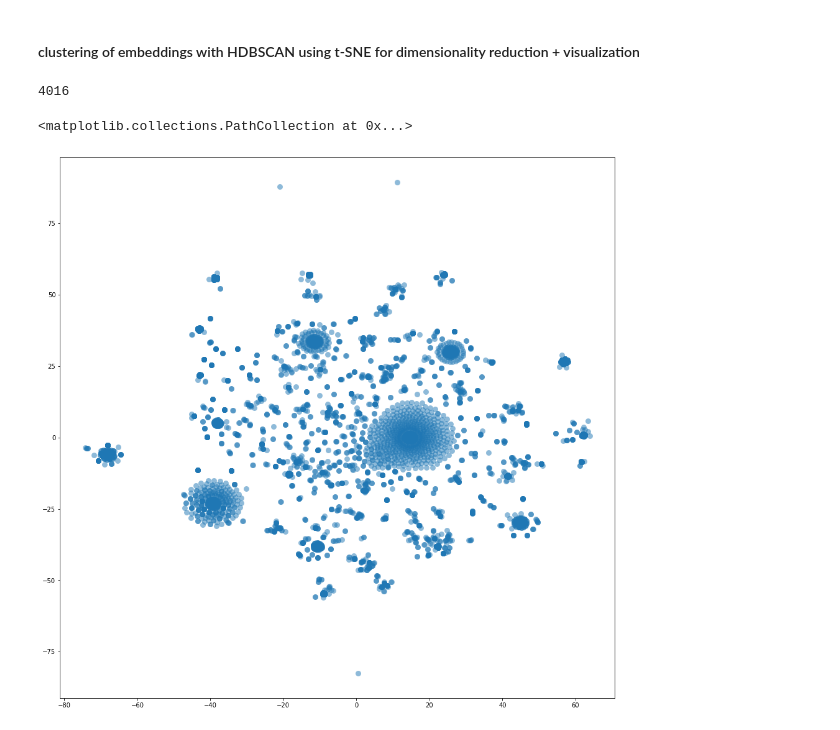
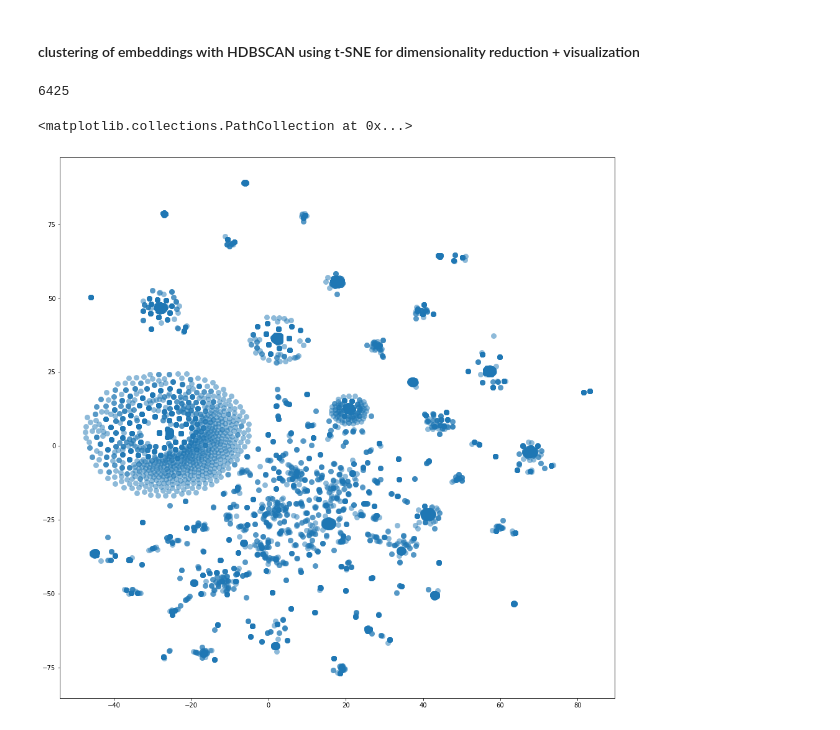
Before and after one commit to dice-group/DBpedia-Chatlog-Analysis, a Jupyter notebook: clustering/HDBSCAN.ipynb, the cells around one changed output. Drawn from its saved outputs; the diff is of its cells as text; code cells hidden in the pictures.

Commit message:
improved clustering-visualization code, updated lang-detection and coref resolution

```diff
--- a/clustering/HDBSCAN.ipynb
+++ b/clustering/HDBSCAN.ipynb
@@ -8,35 +10,46 @@ from sklearn.manifold import TSNE
 import matplotlib.pyplot as plt
 %matplotlib inline
 # %%
-# with open('data/vb_obj_ftext_ner.pkl', 'rb') as f:
-#     vo_rep = pickle.load(f)
+with open('../data/vb_obj_ftext_ner.pkl', 'rb') as f: #  data/vb_obj_ftext_unans_ner.pkl
+    vo_rep = pickle.load(f)
 
-with open('data/sent_emb.pkl', 'rb') as f: # {text1 : text_vector1, text2: text_vec2, ..}
-    sent_dict = pickle.load(f)
-    sentv = []
-    label = []
-    for k,v in sent_dict.items():
-        sentv.append(v)
-        label.append(k)
+vec = []
+label = []
+with open('../data/vb_obj_ner_ftextLabels.pkl', 'rb') as f: # data/vb_obj_ner_ftextLabels.pkl data/vb_obj_ner_unans_ftextLabels.pkl
+    vec_lab = pickle.load(f) # lab_vec_map[str(doc.vector)] = doc.text
+
+for vc in vo_rep:
+    if str(vc) in vec_lab:
+        vec.append(vc)
+        label.append(vec_lab[str(vc)])
+
+# with open('../data/NER_multi_sent_emb.pkl', 'rb') as f: # {text1 : text_vector1, text2: text_vec2, ..} data/sent_emb.pkl data/unans_sent_emb.pkl
+#     sent_dict = pickle.load(f)
+#     sentv = []
+#     label = []
+#     for k,v in sent_dict.items():
+#         sentv.append(v)
+#         label.append(k)
 
 from sklearn.decomposition import PCA
-# X = PCA(n_components=50).fit_transform(vo_rep)
-sX = PCA(n_components=50).fit_transform(sentv)
+X = PCA(n_components=50).fit_transform(vec)
+# sX = PCA(n_components=50).fit_transform(sentv)
 
 from sklearn.preprocessing import StandardScaler
-# vo_rep = StandardScaler().fit_transform(X)
-sX = StandardScaler().fit_transform(sX)
+X = StandardScaler().fit_transform(X)
+# sX = StandardScaler().fit_transform(sX)
 # %%
 print(len(label))
 # %% [output]
-4016
+6425
 # %%
 # 2D projection using TSNE (TODO: experiment with UMAP)
 plot_kwds = {'alpha' : 0.5, 's' : 80, 'linewidths':0}
-projection = TSNE().fit_transform(sX)
+# projection = TSNE().fit_transform(sX)
+projection = TSNE().fit_transform(X)
 plt.figure(figsize=(16, 16))
 plt.scatter(*projection.T, **plot_kwds)
 # %% [output]
 <matplotlib.collections.PathCollection at 0x...>
-[figure, old version]
+[figure, new version]
 # %%
```
Also changed, not shown: parts of 9 cells of this notebook, 3 other files.
